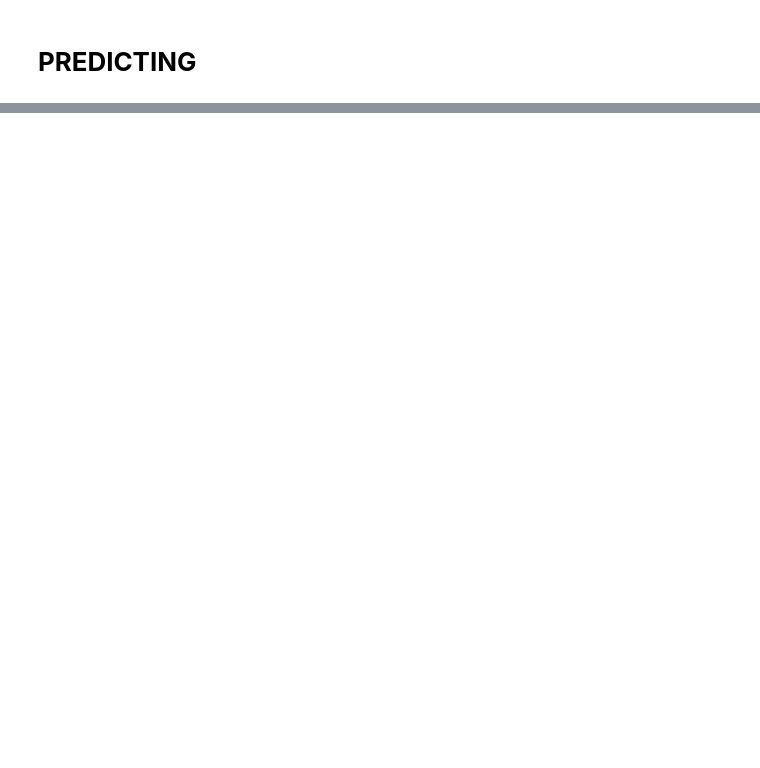
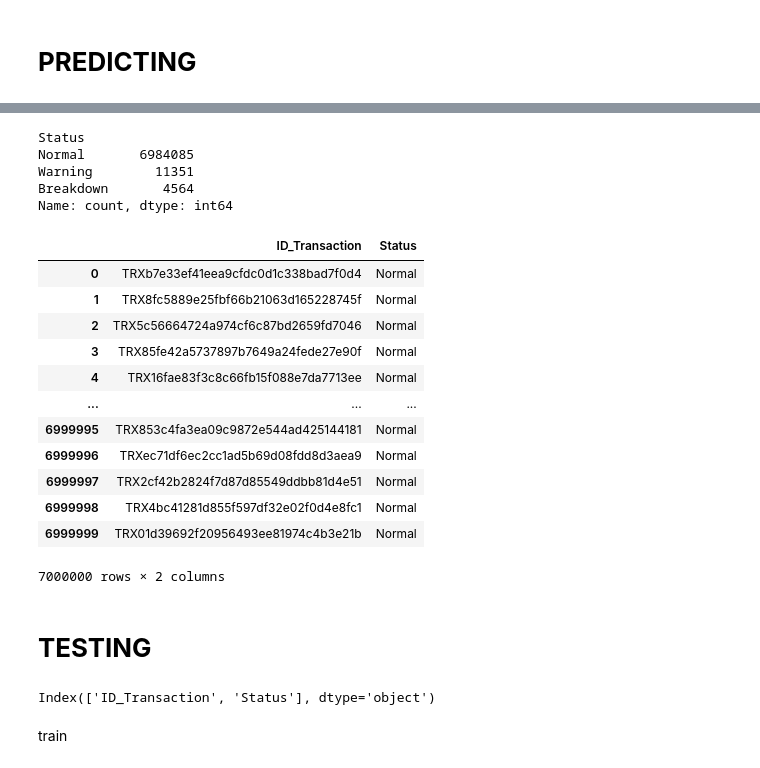
Before and after one commit to adli-arindra/Machine-Breakdown-Prediction, a Jupyter notebook: main_chunks.ipynb, the cells around one changed output, grey strips where cells are left out. Saved outputs shown, nothing was run; the diff lists cells and outputs as text; code cells hidden in the pictures; blank space fills up the shorter version.

```diff
--- a/main_chunks.ipynb
+++ b/main_chunks.ipynb
@@ -235,7 +235,7 @@ def apply_smote(df: pd.DataFrame) -> pd.DataFrame:
     ret = df.copy()
     target = ret['Status'].map({'Normal': 0, 'Warning': 1, 'Breakdown': 2})
     ret = ret.drop('Status', axis=1)
-    smote = SMOTE(random_state=42, n_jobs=-1)
+    smote = SMOTE(random_state=42)
     X_resampled, y_resampled = smote.fit_resample(ret, target)
     X_resampled = pd.DataFrame(X_resampled, columns=ret.columns)
     X_resampled['Status'] = y_resampled
@@ -312,6 +335,31 @@ def predict(id: pd.Series, df: pd.DataFrame) -> pd.DataFrame:
     return result
+# %%
+def predict_medok(id: pd.Series, df: pd.DataFrame) -> pd.DataFrame:
+    all_predictions = []
+
+    for i in range(21):
+        rf = joblib.load(f"saved_models/rf_{i}.pkl")
+
+        y_pred = rf.predict(df)
+
+        all_predictions.append(y_pred)
+
+    all_predictions_df = pd.DataFrame(all_predictions).T
+
+    final_predictions = all_predictions_df.mode(axis=1)[0]
+
+    result = pd.DataFrame({
+        'ID_Transaction': id,
+        'Status': final_predictions
+    })
+
+    result['Status'] = result['Status'].map({0: 'Normal', 1: 'Warning', 2: 'Breakdown'})
+
+    return result
 # %%
 pred_result = []
+submission = pd.DataFrame()
+
 for chunk in pd.read_csv("dataset/test.csv", chunksize=100_000):
     df = chunk.copy()
     ID = df['ID_Transaction'].copy()
@@ -319,7 +367,9 @@ for chunk in pd.read_csv("dataset/test.csv", chunksize=100_000):
     df = apply_combine(df)
     df = apply_fill_na_predict(df)
 
-    df = predict_reduce_dim(df, encoder_model, cols_to_reduce)
+    df = apply_scaler(df, train=False)
+    encoder_model = load_model("saved_models/encoder.keras")
+    df = predict_reduce_dim(df, encoder_model)
 
     df = apply_time_encoding(df)
     df = apply_one_hot_encode(df, 'Priority')
@@ -327,9 +377,8 @@ for chunk in pd.read_csv("dataset/test.csv", chunksize=100_000):
     df = apply_one_hot_encode(df, 'Power_Backup')
     df = apply_feature_selection(df)
     df = apply_fill_category(df)
-    df = apply_scaler(df, train=False)
 
-    y_pred = predict(df)
+    y_pred = predict_medok(ID, df)
 
-    break
+    submission = pd.concat([submission, y_pred])
 # %% [output]
@@ -337,0 +387,26 @@ for chunk in pd.read_csv("dataset/test.csv", chunksize=100_000):
+# %%
+submission['Status'].value_counts()
+# %% [output]
+Status
+Normal       6984085
+Warning        11351
+Breakdown       4564
+Name: count, dtype: int64
+# %%
+submission.columns = ['ID_Transaction', 'Status']
+# %%
+submission
+# %% [output]
+|  | ID_Transaction | Status |
+| 0 | TRXb7e33ef41eea9cfdc0d1c338bad7f0d4 | Normal |
+| 1 | TRX8fc5889e25fbf66b21063d165228745f | Normal |
+| 2 | TRX5c56664724a974cf6c87bd2659fd7046 | Normal |
+| 3 | TRX85fe42a5737897b7649a24fede27e90f | Normal |
+| 4 | TRX16fae83f3c8c66fb15f088e7da7713ee | Normal |
+| ... | ... | ... |
+| 6999995 | TRX853c4fa3ea09c9872e544ad425144181 | Normal |
+| 6999996 | TRXec71df6ec2cc1ad5b69d08fdd8d3aea9 | Normal |
+| 6999997 | TRX2cf42b2824f7d87d85549ddbb81d4e51 | Normal |
+| 6999998 | TRX4bc41281d855f597df32e02f0d4e8fc1 | Normal |
+| 6999999 | TRX01d39692f20956493ee81974c4b3e21b | Normal |
+7000000 rows × 2 columns
@@ -337,0 +415,2 @@ for chunk in pd.read_csv("dataset/test.csv", chunksize=100_000):
+# %% [markdown]
+# **TESTING**
@@ -337,0 +419,6 @@ for chunk in pd.read_csv("dataset/test.csv", chunksize=100_000):
+# %%
+farrell.columns
+# %% [output]
+Index(['ID_Transaction', 'Status'], dtype='object')
+# %% [markdown]
+train
```
Also changed, not shown: parts of 15 cells of this notebook.
